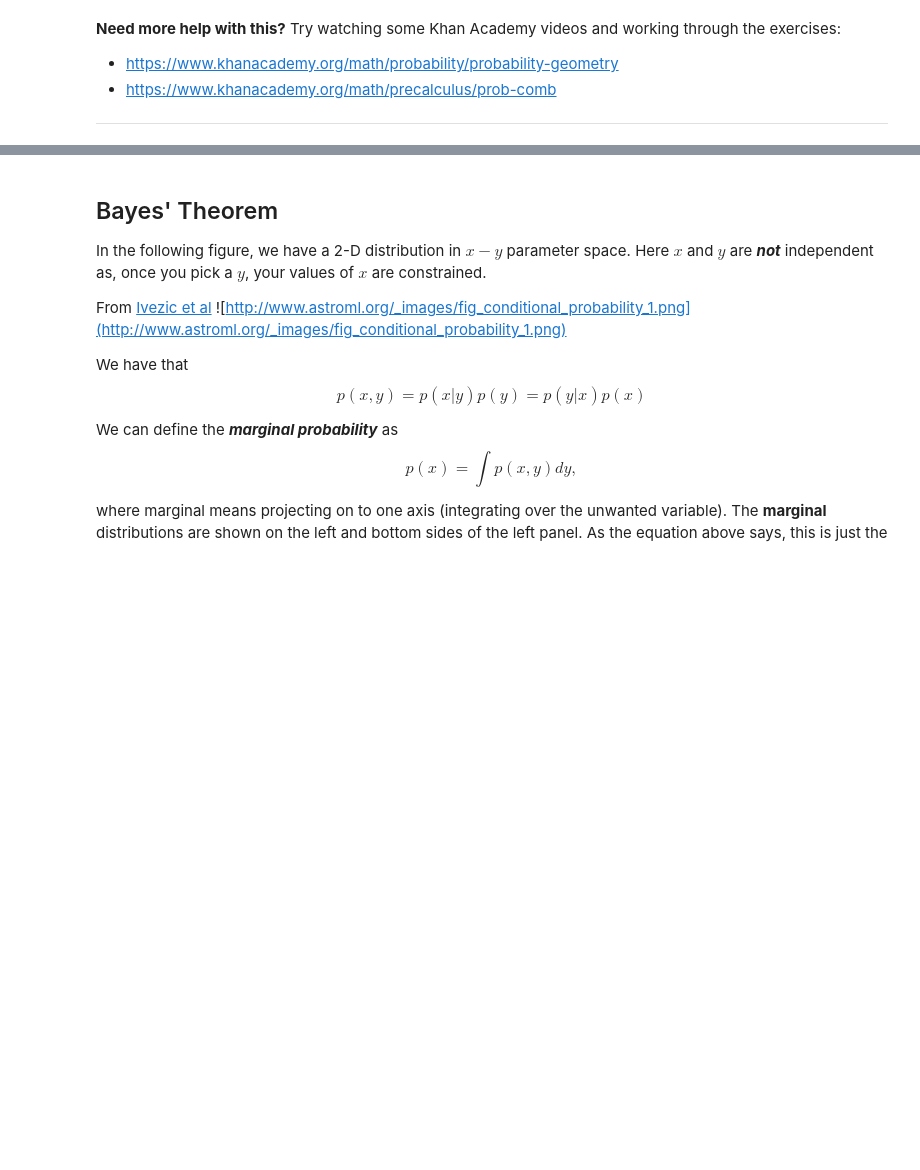
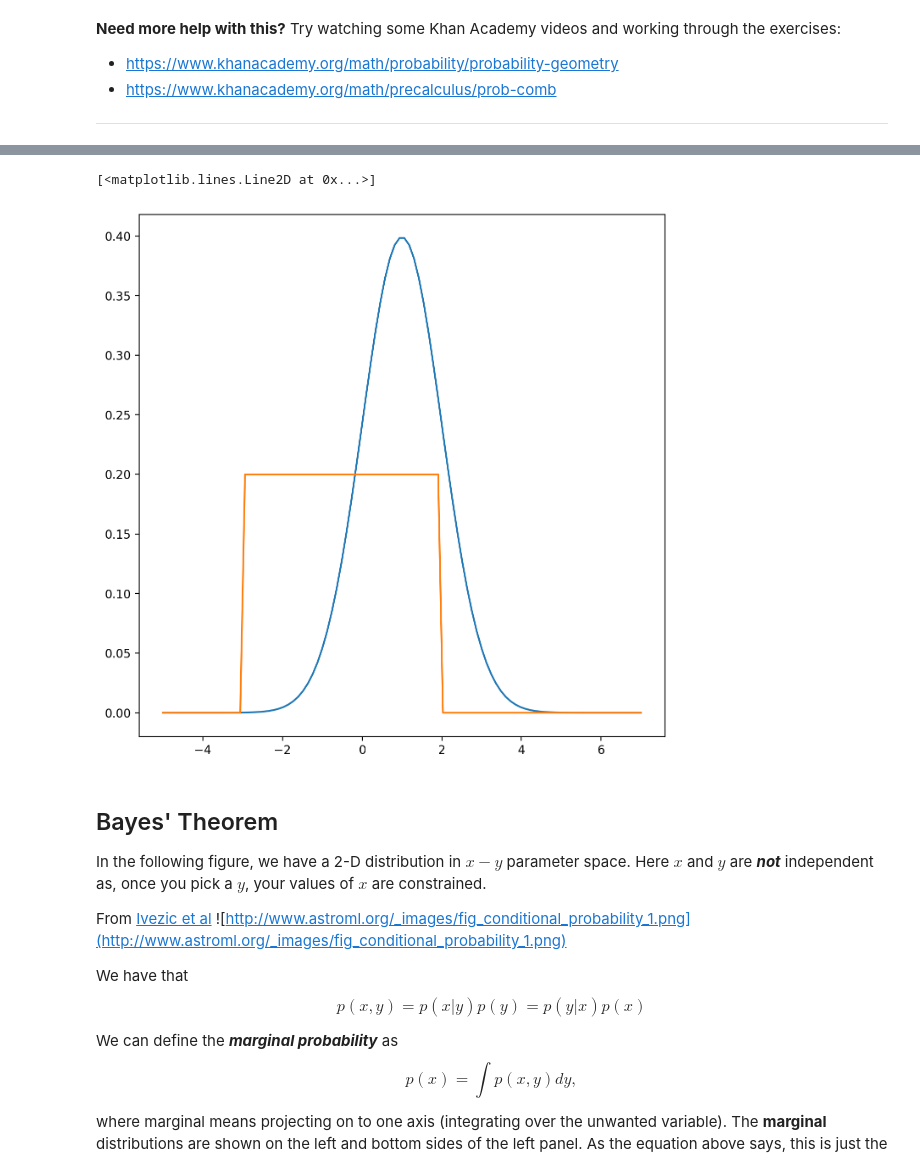
Before and after one commit to dgerosa/machinelearning4physics_bicocca_2024, a Jupyter notebook: lectures/L01_probability.ipynb, the cells around one changed output, grey strips where cells are left out. Drawn from its saved outputs; the diff is of its cells as text; code cells hidden in the pictures; blank space fills up the shorter version.

```diff
--- a/lectures/L01_probability.ipynb
+++ b/lectures/L01_probability.ipynb
@@ -113,3 +136,16 @@ In the first case $A$ and $B$ (or rather $Y_1$ and $Y_2$) are *not* independent,
+# %%
+import scipy.stats
+
+gaussian=scipy.stats.norm(loc=1,scale=1)
+
+uniform=scipy.stats.uniform(loc=-3,scale=5)
+
+x = np.linspace(-5,7,100)
+plt.plot(x,gaussian.pdf(x),label='Gaussian')
+plt.plot(x,uniform.pdf(x),label='Gaussian')
+# %% [output]
+[<matplotlib.lines.Line2D at 0x...>]
+[figure, added]
 # %% [markdown]
 ## Bayes' Theorem <a class="anchor" id="three"></a>
 
```
Also changed, not shown: parts of 3 cells of this notebook, 1 other file.
